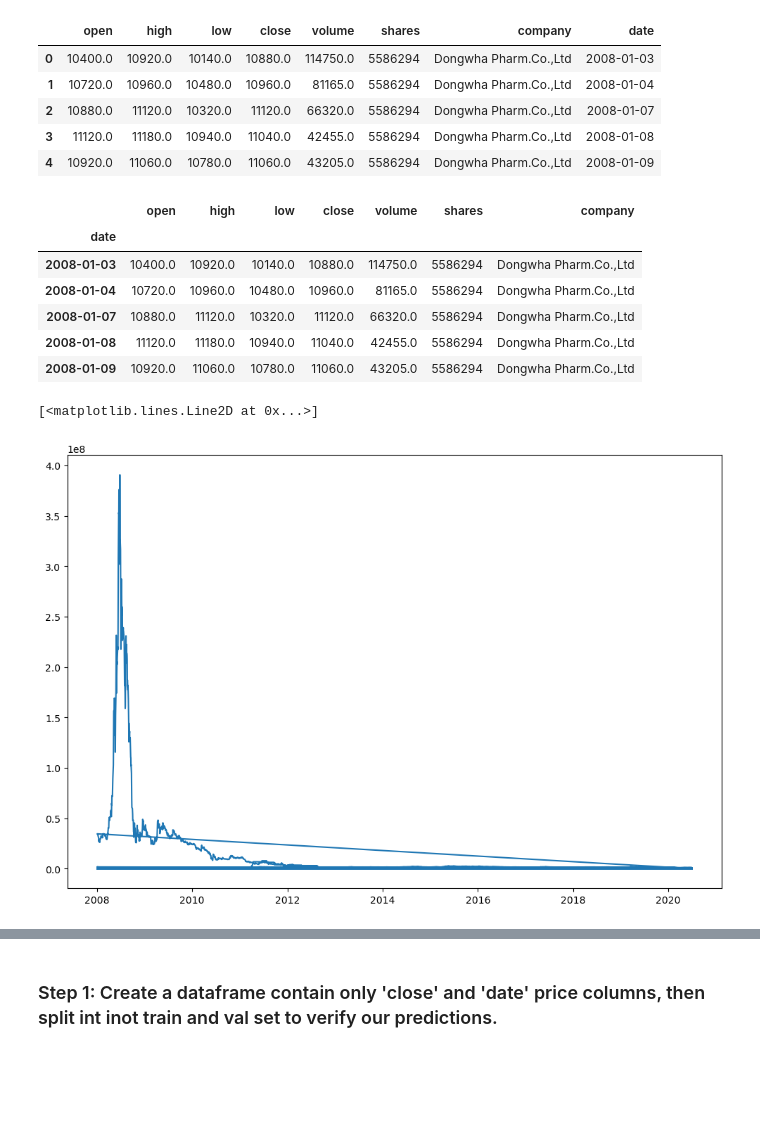
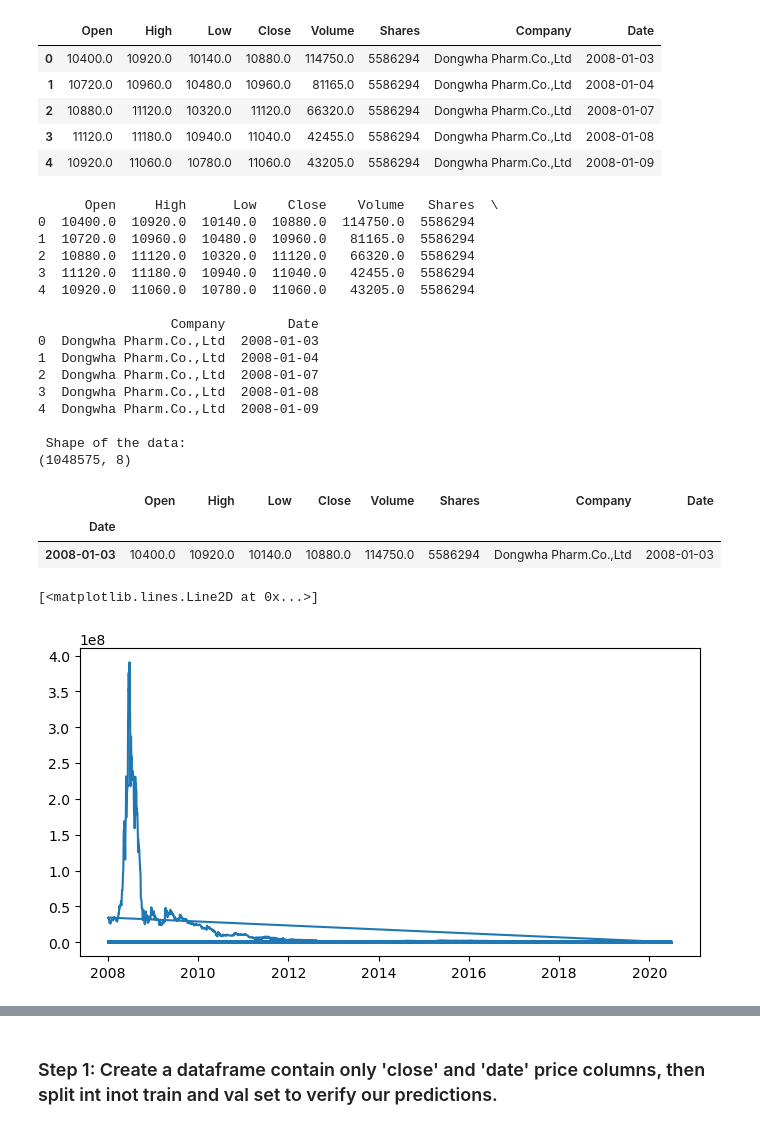
Before and after one commit to Seavleu/stock_predrediction_strategy, a Jupyter notebook: notebooks/exploration.ipynb, the cells around one changed output, grey strips where cells are left out. Cells and saved outputs as stored; diff of their text form; code cells hidden in the pictures; blank space fills up the shorter version.

```diff
--- a/notebooks/exploration.ipynb
+++ b/notebooks/exploration.ipynb
@@ -25,31 +26,48 @@ scaler = MinMaxScaler(feature_range=(0, 1))
 df = pd.read_csv('../data/korean_stock_data.csv')
 # %%
 # Rename columns
-df.columns = ['open', 'high', 'low', 'close', 'volume', 'shares', 'company', 'date']
+df.columns = ['Open', 'High', 'Low', 'Close', 'Volume', 'Shares', 'Company', 'Date']
 df.head(5)
 # %% [output]
-|  | open | high | low | close | volume | shares | company | date |
+|  | Open | High | Low | Close | Volume | Shares | Company | Date |
 | 0 | 10400.0 | 10920.0 | 10140.0 | 10880.0 | 114750.0 | 5586294 | Dongwha Pharm.Co.,Ltd | 2008-01-03 |
 | 1 | 10720.0 | 10960.0 | 10480.0 | 10960.0 | 81165.0 | 5586294 | Dongwha Pharm.Co.,Ltd | 2008-01-04 |
 | 2 | 10880.0 | 11120.0 | 10320.0 | 11120.0 | 66320.0 | 5586294 | Dongwha Pharm.Co.,Ltd | 2008-01-07 |
 | 3 | 11120.0 | 11180.0 | 10940.0 | 11040.0 | 42455.0 | 5586294 | Dongwha Pharm.Co.,Ltd | 2008-01-08 |
 | 4 | 10920.0 | 11060.0 | 10780.0 | 11060.0 | 43205.0 | 5586294 | Dongwha Pharm.Co.,Ltd | 2008-01-09 |
+# %%
+print(df.head())
+print('\n Shape of the data:')
+print(df.shape)
+# %% [output]
+      Open     High      Low    Close    Volume   Shares  \
+0  10400.0  10920.0  10140.0  10880.0  114750.0  5586294
+1  10720.0  10960.0  10480.0  10960.0   81165.0  5586294
+2  10880.0  11120.0  10320.0  11120.0   66320.0  5586294
+3  11120.0  11180.0  10940.0  11040.0   42455.0  5586294
+4  10920.0  11060.0  10780.0  11060.0   43205.0  5586294
+
+                 Company        Date
+0  Dongwha Pharm.Co.,Ltd  2008-01-03
+1  Dongwha Pharm.Co.,Ltd  2008-01-04
+2  Dongwha Pharm.Co.,Ltd  2008-01-07
+3  Dongwha Pharm.Co.,Ltd  2008-01-08
+4  Dongwha Pharm.Co.,Ltd  2008-01-09
+
+ Shape of the data:
+(1048575, 8)
 # %%
-# Convert 'date' to datetime
-df['date'] = pd.to_datetime(df['date'], format='%Y-%m-%d')
-df.set_index('date', inplace=True)
-df.head(5)
+# setting the index as date
+df['Date'] = pd.to_datetime(df.Date,format='%Y-%m-%d')
+df.index = df['Date']
+df.head(1)
 # %% [output]
-|  | open | high | low | close | volume | shares | company |
-| date |  |  |  |  |  |  |  |
-| 2008-01-03 | 10400.0 | 10920.0 | 10140.0 | 10880.0 | 114750.0 | 5586294 | Dongwha Pharm.Co.,Ltd |
-| 2008-01-04 | 10720.0 | 10960.0 | 10480.0 | 10960.0 | 81165.0 | 5586294 | Dongwha Pharm.Co.,Ltd |
-| 2008-01-07 | 10880.0 | 11120.0 | 10320.0 | 11120.0 | 66320.0 | 5586294 | Dongwha Pharm.Co.,Ltd |
-| 2008-01-08 | 11120.0 | 11180.0 | 10940.0 | 11040.0 | 42455.0 | 5586294 | Dongwha Pharm.Co.,Ltd |
-| 2008-01-09 | 10920.0 | 11060.0 | 10780.0 | 11060.0 | 43205.0 | 5586294 | Dongwha Pharm.Co.,Ltd |
+|  | Open | High | Low | Close | Volume | Shares | Company | Date |
+| Date |  |  |  |  |  |  |  |  |
+| 2008-01-03 | 10400.0 | 10920.0 | 10140.0 | 10880.0 | 114750.0 | 5586294 | Dongwha Pharm.Co.,Ltd | 2008-01-03 |
 # %%
-plt.figure(figsize=(12,8))
-plt.plot(df['close'], label="Close Price History")
+plt.figure(figsize=(8,4))
+plt.plot(df['Close'], label="Close Price History")
 # %% [output]
 [<matplotlib.lines.Line2D at 0x...>]
-[figure, old version]
+[figure, new version]
```
Also changed, not shown: parts of 39 cells of this notebook.
